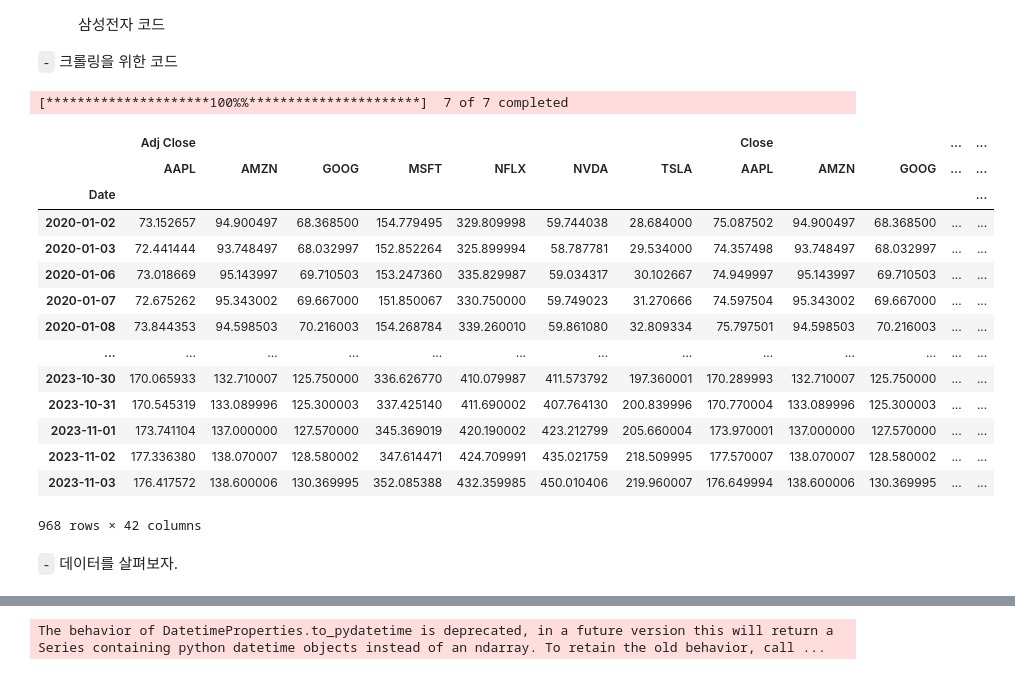
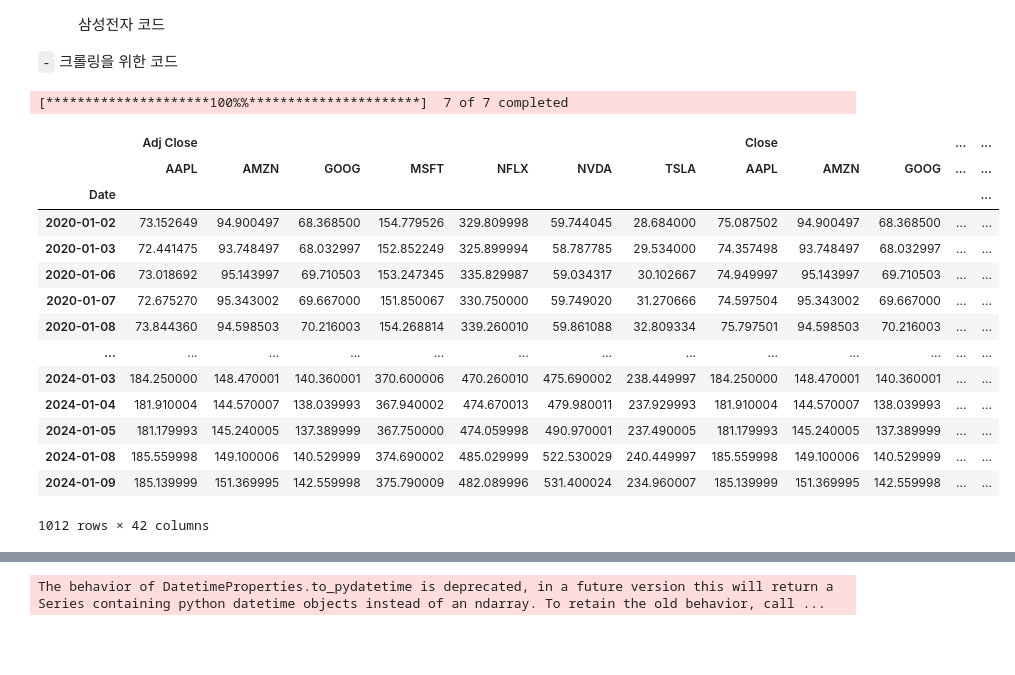
Before and after one commit to guebin/PP2024WIN, a Jupyter notebook: posts/Day3/ls14.ipynb, the cells around one changed output, grey strips where cells are left out. Saved outputs shown, nothing was run; the diff lists cells and outputs as text; code cells hidden in the pictures; blank space fills up the shorter version.

```diff
--- a/posts/Day3/ls14.ipynb
+++ b/posts/Day3/ls14.ipynb
@@ -44,25 +45,23 @@ alt="삼성전자 코드" />
 # %%
 symbols = ['AMZN','AAPL','GOOG','MSFT','NFLX','NVDA','TSLA']
 start = '2020-01-01'
-end = '2023-11-06'
+end = '2024-01-10'
 df = yf.download(symbols,start,end)
 df
 # %% [output]
 [*********************100%%**********************]  7 of 7 completed
 |  | Adj Close |  |  |  |  |  |  | Close |  |  | ... | ... |
 |  | AAPL | AMZN | GOOG | MSFT | NFLX | NVDA | TSLA | AAPL | AMZN | GOOG | ... | ... |
 | Date |  |  |  |  |  |  |  |  |  |  |  | ... |
-| 2020-01-02 | 73.152657 | 94.900497 | 68.368500 | 154.779495 | 329.809998 | 59.744038 | 28.684000 | 75.087502 | 94.900497 | 68.368500 | ... | ... |
-| 2020-01-03 | 72.441444 | 93.748497 | 68.032997 | 152.852264 | 325.899994 | 58.787781 | 29.534000 | 74.357498 | 93.748497 | 68.032997 | ... | ... |
-| 2020-01-06 | 73.018669 | 95.143997 | 69.710503 | 153.247360 | 335.829987 | 59.034317 | 30.102667 | 74.949997 | 95.143997 | 69.710503 | ... | ... |
-| 2020-01-07 | 72.675262 | 95.343002 | 69.667000 | 151.850067 | 330.750000 | 59.749023 | 31.270666 | 74.597504 | 95.343002 | 69.667000 | ... | ... |
-| 2020-01-08 | 73.844353 | 94.598503 | 70.216003 | 154.268784 | 339.260010 | 59.861080 | 32.809334 | 75.797501 | 94.598503 | 70.216003 | ... | ... |
+| 2020-01-02 | 73.152649 | 94.900497 | 68.368500 | 154.779526 | 329.809998 | 59.744045 | 28.684000 | 75.087502 | 94.900497 | 68.368500 | ... | ... |
+| 2020-01-03 | 72.441475 | 93.748497 | 68.032997 | 152.852249 | 325.899994 | 58.787785 | 29.534000 | 74.357498 | 93.748497 | 68.032997 | ... | ... |
+| 2020-01-06 | 73.018692 | 95.143997 | 69.710503 | 153.247345 | 335.829987 | 59.034317 | 30.102667 | 74.949997 | 95.143997 | 69.710503 | ... | ... |
+| 2020-01-07 | 72.675270 | 95.343002 | 69.667000 | 151.850067 | 330.750000 | 59.749020 | 31.270666 | 74.597504 | 95.343002 | 69.667000 | ... | ... |
+| 2020-01-08 | 73.844360 | 94.598503 | 70.216003 | 154.268814 | 339.260010 | 59.861088 | 32.809334 | 75.797501 | 94.598503 | 70.216003 | ... | ... |
 | ... | ... | ... | ... | ... | ... | ... | ... | ... | ... | ... | ... | ... |
-| 2023-10-30 | 170.065933 | 132.710007 | 125.750000 | 336.626770 | 410.079987 | 411.573792 | 197.360001 | 170.289993 | 132.710007 | 125.750000 | ... | ... |
-| 2023-10-31 | 170.545319 | 133.089996 | 125.300003 | 337.425140 | 411.690002 | 407.764130 | 200.839996 | 170.770004 | 133.089996 | 125.300003 | ... | ... |
-| 2023-11-01 | 173.741104 | 137.000000 | 127.570000 | 345.369019 | 420.190002 | 423.212799 | 205.660004 | 173.970001 | 137.000000 | 127.570000 | ... | ... |
-| 2023-11-02 | 177.336380 | 138.070007 | 128.580002 | 347.614471 | 424.709991 | 435.021759 | 218.509995 | 177.570007 | 138.070007 | 128.580002 | ... | ... |
-| 2023-11-03 | 176.417572 | 138.600006 | 130.369995 | 352.085388 | 432.359985 | 450.010406 | 219.960007 | 176.649994 | 138.600006 | 130.369995 | ... | ... |
+| 2024-01-03 | 184.250000 | 148.470001 | 140.360001 | 370.600006 | 470.260010 | 475.690002 | 238.449997 | 184.250000 | 148.470001 | 140.360001 | ... | ... |
+| 2024-01-04 | 181.910004 | 144.570007 | 138.039993 | 367.940002 | 474.670013 | 479.980011 | 237.929993 | 181.910004 | 144.570007 | 138.039993 | ... | ... |
+| 2024-01-05 | 181.179993 | 145.240005 | 137.389999 | 367.750000 | 474.059998 | 490.970001 | 237.490005 | 181.179993 | 145.240005 | 137.389999 | ... | ... |
+| 2024-01-08 | 185.559998 | 149.100006 | 140.529999 | 374.690002 | 485.029999 | 522.530029 | 240.449997 | 185.559998 | 149.100006 | 140.529999 | ... | ... |
+| 2024-01-09 | 185.139999 | 151.369995 | 142.559998 | 375.790009 | 482.089996 | 531.400024 | 234.960007 | 185.139999 | 151.369995 | 142.559998 | ... | ... |
-968 rows × 42 columns
+1012 rows × 42 columns
-# %% [markdown]
-`-` 데이터를 살펴보자.
```
Also changed, not shown: parts of 21 cells of this notebook, 20 other files.
